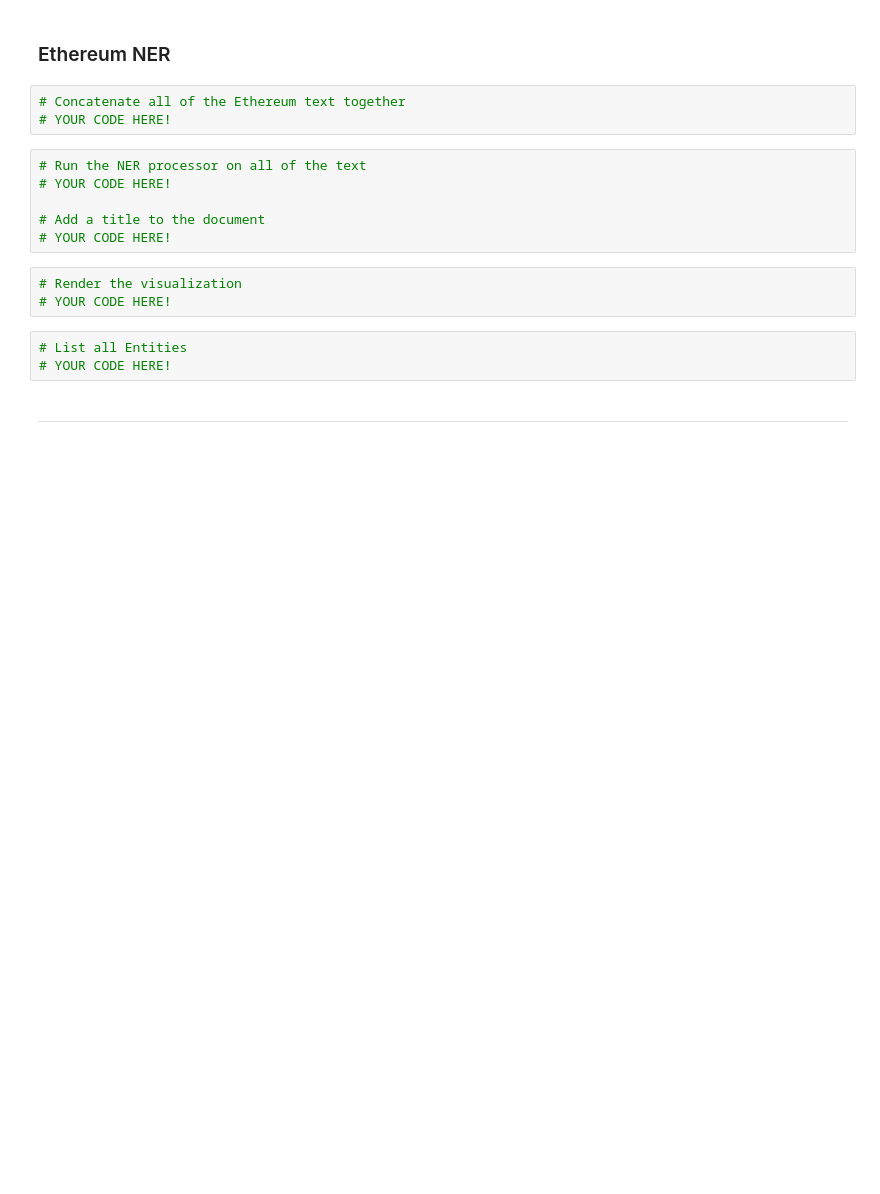
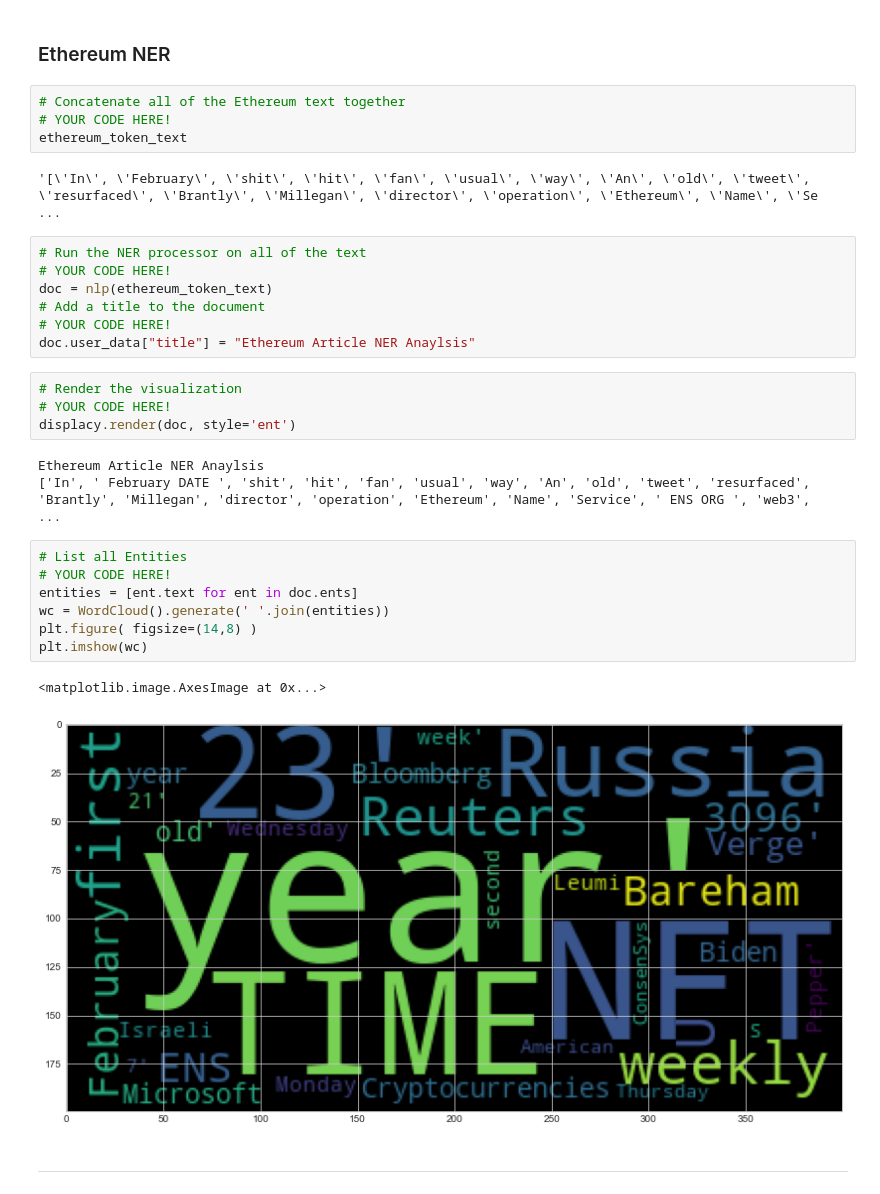
Before and after one commit to muramemory/Fintech-NLP, a Jupyter notebook: Code/crypto_sentiment.ipynb, the cells around one changed output. Saved outputs shown, nothing was run; the diff lists cells and outputs as text; blank space fills up the shorter version.

```diff
--- a/Code/crypto_sentiment.ipynb
+++ b/Code/crypto_sentiment.ipynb
@@ -568,17 +615,32 @@ nlp = spacy.load('en_core_web_sm')
 # %%
 # Concatenate all of the Ethereum text together
 # YOUR CODE HERE!
+ethereum_token_text
+# %% [output]
+'[\'In\', \'February\', \'shit\', \'hit\', \'fan\', \'usual\', \'way\', \'An\', \'old\', \'tweet\', \'resurfaced\', \'Brantly\', \'Millegan\', \'director\', \'operation\', \'Ethereum\', \'Name\', \'Se ...
 # %%
 # Run the NER processor on all of the text
 # YOUR CODE HERE!
-
+doc = nlp(ethereum_token_text)
 # Add a title to the document
 # YOUR CODE HERE!
+doc.user_data["title"] = "Ethereum Article NER Anaylsis"
 # %%
 # Render the visualization
 # YOUR CODE HERE!
+displacy.render(doc, style='ent')
+# %% [output]
+Ethereum Article NER Anaylsis
+['In', ' February DATE ', 'shit', 'hit', 'fan', 'usual', 'way', 'An', 'old', 'tweet', 'resurfaced', 'Brantly', 'Millegan', 'director', 'operation', 'Ethereum', 'Name', 'Service', ' ENS ORG ', 'web3',  ...
-# %%
-# List all Entities
-# YOUR CODE HERE!
+# %%
+# List all Entities
+# YOUR CODE HERE!
+entities = [ent.text for ent in doc.ents]
+wc = WordCloud().generate(' '.join(entities))
+plt.figure( figsize=(14,8) )
+plt.imshow(wc)
+# %% [output]
+<matplotlib.image.AxesImage at 0x...>
+[figure, added]
 # %% [markdown]
 ---
```
Also changed, not shown: parts of 14 cells of this notebook, 11 other files.
